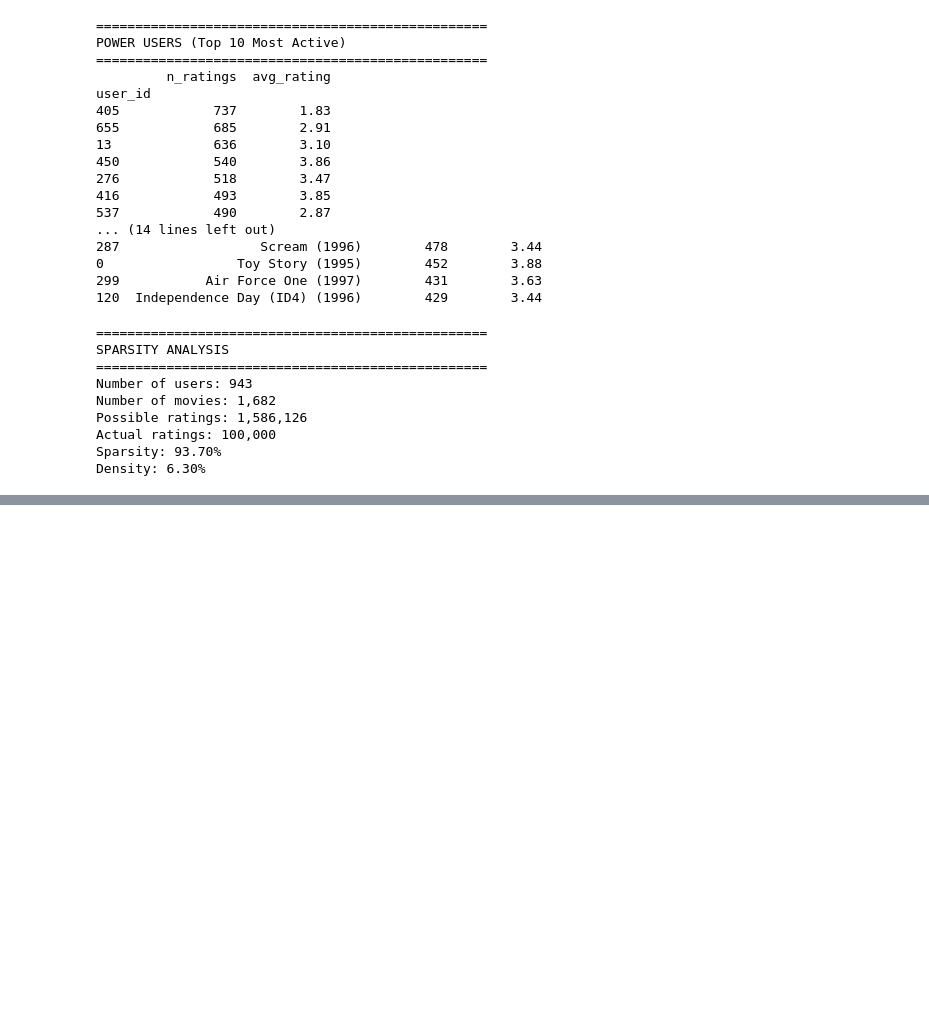
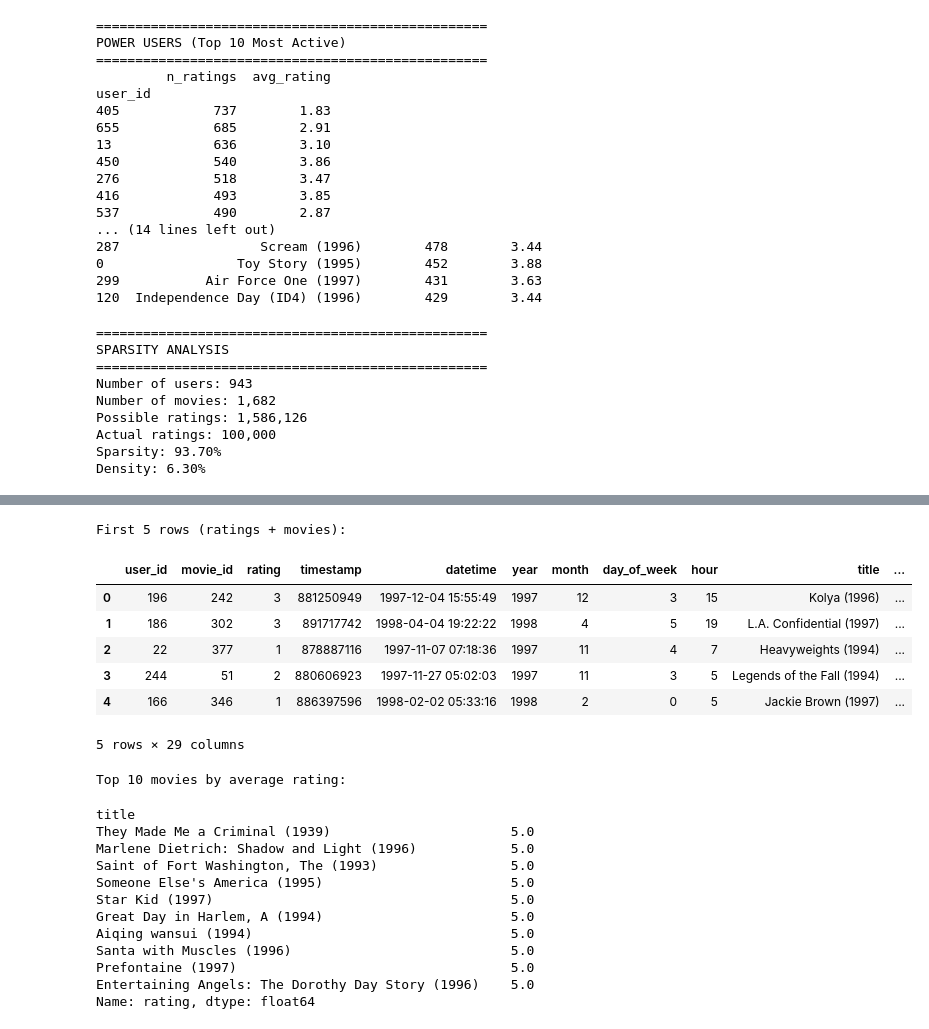
Before and after one commit to ChinazaBelolisa/6103-FA-25-Belolisa, a Jupyter notebook: notebooks/01_data_exploration.ipynb, the cells around one changed output, grey strips where cells are left out. Cells and saved outputs as stored; diff of their text form; code cells hidden in the pictures; blank space fills up the shorter version.

```diff
--- a/notebooks/01_data_exploration.ipynb
+++ b/notebooks/01_data_exploration.ipynb
@@ -639,0 +624,39 @@ Dataset ready for pipeline development! 🎬
+# %%
+# --- 5.2 Join ratings + movies ---
+ratings_movies = ratings_df.merge(
+    movies_df[["movie_id", "title"] + genre_cols],
+    on="movie_id"
+)
+print("\nFirst 5 rows (ratings + movies):")
+display(ratings_movies.head())
+
+print("\nTop 10 movies by average rating:")
+top10_movies = (
+    ratings_movies.groupby("title")["rating"]
+    .mean()
+    .sort_values(ascending=False)
+    .head(10)
+)
+display(top10_movies)
+# %% [output]
+First 5 rows (ratings + movies):
+|  | user_id | movie_id | rating | timestamp | datetime | year | month | day_of_week | hour | title | ... |
+| 0 | 196 | 242 | 3 | 881250949 | 1997-12-04 15:55:49 | 1997 | 12 | 3 | 15 | Kolya (1996) | ... |
+| 1 | 186 | 302 | 3 | 891717742 | 1998-04-04 19:22:22 | 1998 | 4 | 5 | 19 | L.A. Confidential (1997) | ... |
+| 2 | 22 | 377 | 1 | 878887116 | 1997-11-07 07:18:36 | 1997 | 11 | 4 | 7 | Heavyweights (1994) | ... |
+| 3 | 244 | 51 | 2 | 880606923 | 1997-11-27 05:02:03 | 1997 | 11 | 3 | 5 | Legends of the Fall (1994) | ... |
+| 4 | 166 | 346 | 1 | 886397596 | 1998-02-02 05:33:16 | 1998 | 2 | 0 | 5 | Jackie Brown (1997) | ... |
+5 rows × 29 columns
+Top 10 movies by average rating:
+title
+They Made Me a Criminal (1939)                       5.0
+Marlene Dietrich: Shadow and Light (1996)            5.0
+Saint of Fort Washington, The (1993)                 5.0
+Someone Else's America (1995)                        5.0
+Star Kid (1997)                                      5.0
+Great Day in Harlem, A (1994)                        5.0
+Aiqing wansui (1994)                                 5.0
+Santa with Muscles (1996)                            5.0
+Prefontaine (1997)                                   5.0
+Entertaining Angels: The Dorothy Day Story (1996)    5.0
+Name: rating, dtype: float64
```
Also changed, not shown: parts of 8 cells of this notebook, 26 other files.
